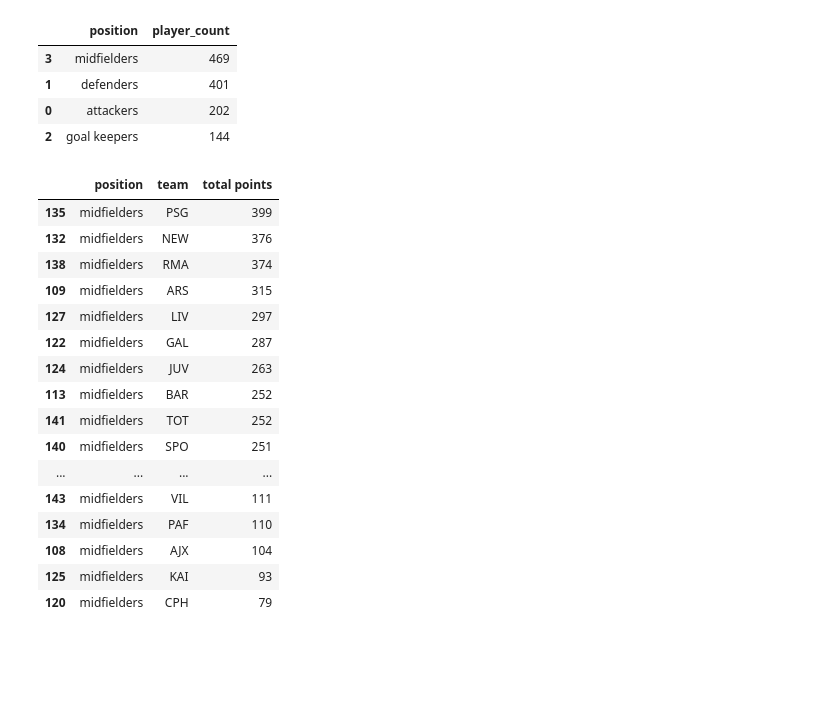
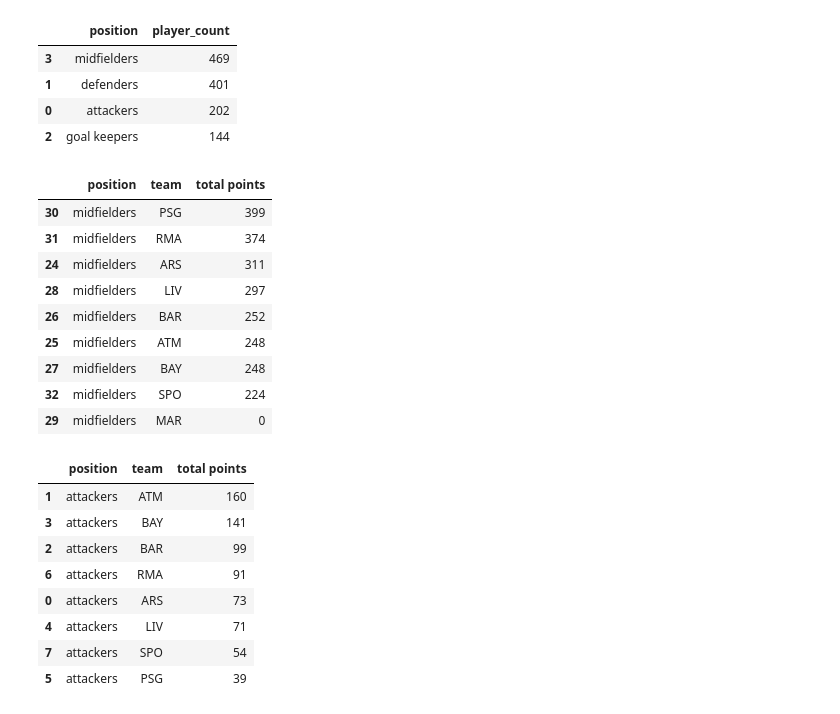
Before and after one commit to edreinoso/fapi_new_backend, a Jupyter notebook: fapi_data.ipynb, the cells around one changed output. Drawn from its saved outputs; the diff is of its cells as text; code cells hidden in the pictures; blank space fills up the shorter version.

Commit message:
Expand player data analysis and rankings by position

```diff
--- a/fapi_data.ipynb
+++ b/fapi_data.ipynb
@@ -149,26 +143,32 @@ players_per_position.sort_values("player_count", ascending=False)
 | 2 | goal keepers | 144 |
 # %%
 # Total points by position and team
-points_by_pos_team = df.groupby(["position", "team"])["total points"].sum().reset_index()
+points_by_pos_team = active_df.groupby(["position", "team"])["total points"].sum().reset_index()
 
 # Filter to just midfielders
 midfielders = points_by_pos_team[points_by_pos_team["position"] == "midfielders"]
 midfielders.sort_values("total points", ascending=False)
 # %% [output]
 |  | position | team | total points |
-| 135 | midfielders | PSG | 399 |
-| 132 | midfielders | NEW | 376 |
-| 138 | midfielders | RMA | 374 |
-| 109 | midfielders | ARS | 315 |
-| 127 | midfielders | LIV | 297 |
-| 122 | midfielders | GAL | 287 |
-| 124 | midfielders | JUV | 263 |
-| 113 | midfielders | BAR | 252 |
-| 141 | midfielders | TOT | 252 |
-| 140 | midfielders | SPO | 251 |
-| ... | ... | ... | ... |
-| 143 | midfielders | VIL | 111 |
-| 134 | midfielders | PAF | 110 |
-| 108 | midfielders | AJX | 104 |
-| 125 | midfielders | KAI | 93 |
-| 120 | midfielders | CPH | 79 |
+| 30 | midfielders | PSG | 399 |
+| 31 | midfielders | RMA | 374 |
+| 24 | midfielders | ARS | 311 |
+| 28 | midfielders | LIV | 297 |
+| 26 | midfielders | BAR | 252 |
+| 25 | midfielders | ATM | 248 |
+| 27 | midfielders | BAY | 248 |
+| 32 | midfielders | SPO | 224 |
+| 29 | midfielders | MAR | 0 |
+# %%
+attackers = points_by_pos_team[points_by_pos_team["position"] == "attackers"]
+attackers.sort_values("total points", ascending=False)
+# %% [output]
+|  | position | team | total points |
+| 1 | attackers | ATM | 160 |
+| 3 | attackers | BAY | 141 |
+| 2 | attackers | BAR | 99 |
+| 6 | attackers | RMA | 91 |
+| 0 | attackers | ARS | 73 |
+| 4 | attackers | LIV | 71 |
+| 7 | attackers | SPO | 54 |
+| 5 | attackers | PSG | 39 |
```
Also changed, not shown: parts of 6 cells of this notebook.
